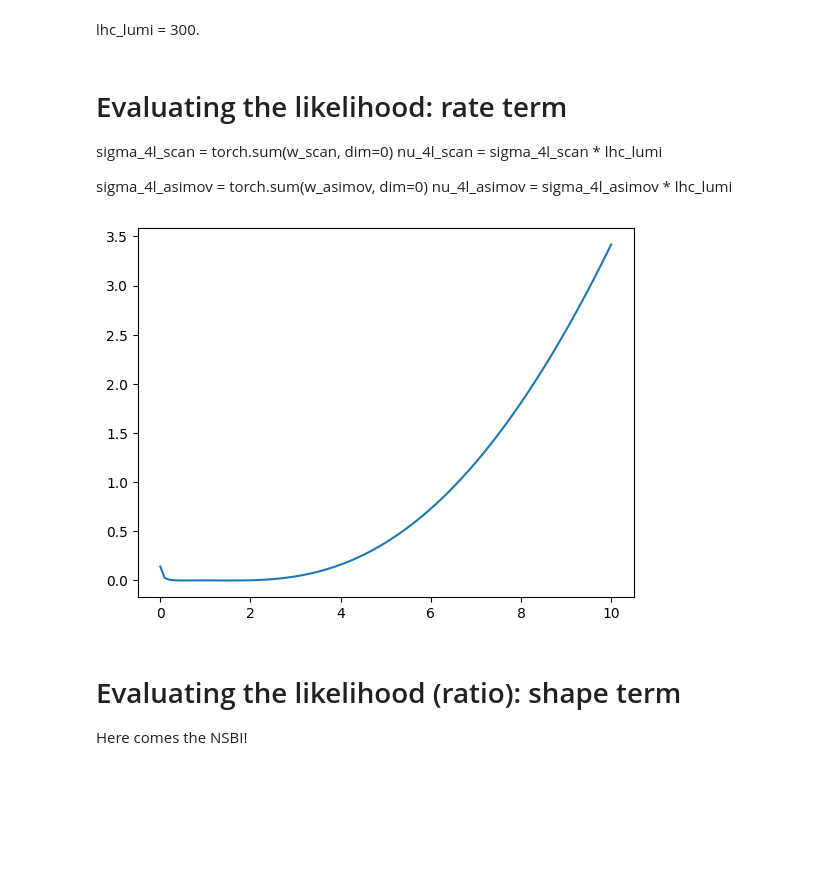
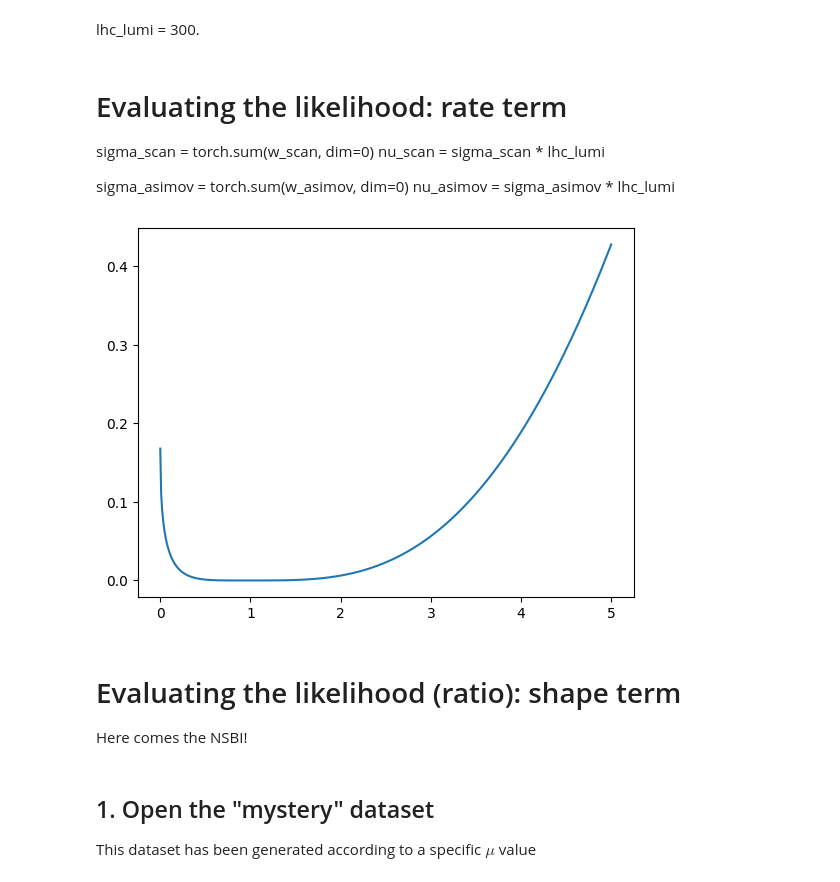
Before and after one commit to taehyounpark/ml4fp-sbi-tutorial, a Jupyter notebook: tutorials/5_mu_measurement.ipynb, the cells around one changed output. Drawn from its saved outputs; the diff is of its cells as text; code cells hidden in the pictures; blank space fills up the shorter version.

Commit message:
First signal strength measurement

```diff
--- a/tutorials/5_mu_measurement.ipynb
+++ b/tutorials/5_mu_measurement.ipynb
@@ -16,39 +18,43 @@ from nsbi import carl
 # Open the datasets
 
 # predictions
-events_4l = mcfm.from_csv(cross_section = None, file_path = '/ptmp/mpp/taepa/higgs-offshell-interpretation/data/zz4l/ggZZ_sbi/analyzed.csv', n_rows =1e5)
+events = mcfm.from_csv(cross_section = None, file_path = '/ptmp/mpp/taepa/higgs-offshell-interpretation/data/zz4l/ggZZ_sbi/analyzed.csv', n_rows =1e5)
 # events_gg_2l2v =
 # %% [markdown]
 lhc_lumi = 300.
 # %%
-mu_asimov = 0.5
-mu_scan = np.linspace(0.0, 10.0, 101)
+mu_asimov = 1.0
+mu_scan = torch.linspace(0.0, 5.0, 501)
 
-w_4l_asimov, p_4l_scan = sigstr.scale(events_4l, signal_strength = mu_asimov)
-w_4l_scan, p_4l_scan = sigstr.scale(events_4l, signal_strength = mu_scan)
+w_asimov, p_scan = sigstr.scale(events, signal_strength = mu_asimov)
+w_scan, p_scan = sigstr.scale(events, signal_strength = mu_scan)
 # %% [markdown]
 # Evaluating the likelihood: rate term
 
-sigma_4l_scan = torch.sum(w_scan, dim=0)
-nu_4l_scan = sigma_4l_scan * lhc_lumi
+sigma_scan = torch.sum(w_scan, dim=0)
+nu_scan = sigma_scan * lhc_lumi
 
-sigma_4l_asimov = torch.sum(w_asimov, dim=0)
-nu_4l_asimov = sigma_4l_asimov * lhc_lumi
+sigma_asimov = torch.sum(w_asimov, dim=0)
+nu_asimov = sigma_asimov * lhc_lumi
 # %%
 lhc_lumi = 300.0  # ifb
 
-nu_4l_sm = torch.tensor((events_4l.weights * lhc_lumi).sum())
+nu_sm = torch.tensor((events.weights * lhc_lumi).sum())
 
-nu_4l_asimov = torch.sum(w_4l_asimov) * lhc_lumi
-nu_4l_scan = torch.sum(w_4l_scan,dim=0) * lhc_lumi
+nu_asimov = torch.sum(w_asimov) * lhc_lumi
+nu_scan = torch.sum(w_scan,dim=0) * lhc_lumi
 # %%
-t_4l_rate = -2 * nu_4l_asimov * (np.log(nu_4l_scan) - np.log(nu_4l_sm)) + 2 * (nu_4l_scan - nu_4l_sm)
+t_rate = -2 * nu_asimov * (torch.log(nu_scan) - torch.log(nu_sm)) + 2 * (nu_scan - nu_sm)
 # %%
-plt.plot(mu_scan, t_4l_rate)
+plt.plot(mu_scan, t_rate)
 plt.show()
 # %% [output]
-[figure, old version]
+[figure, new version]
 # %% [markdown]
 # Evaluating the likelihood (ratio): shape term
 
 Here comes the NSBI!
+# %% [markdown]
+## 1. Open the "mystery" dataset
+
+This dataset has been generated according to a specific $\mu$ value
```
Also changed, not shown: parts of 12 cells of this notebook, 16 other files.
